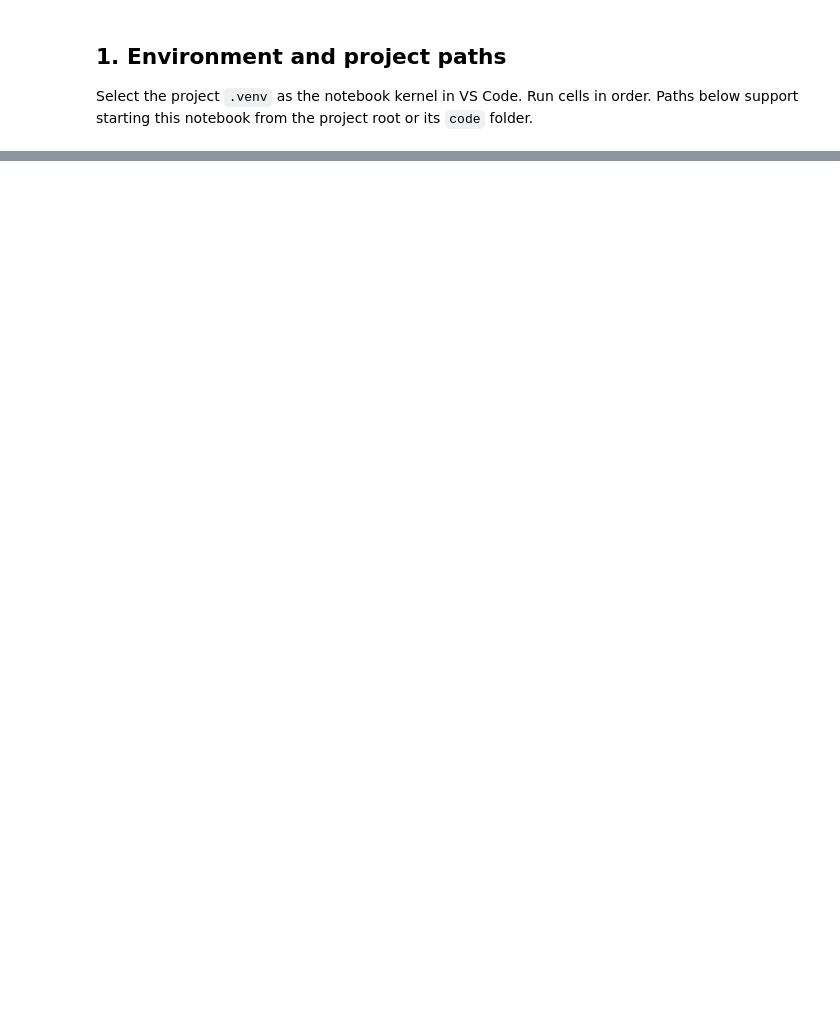
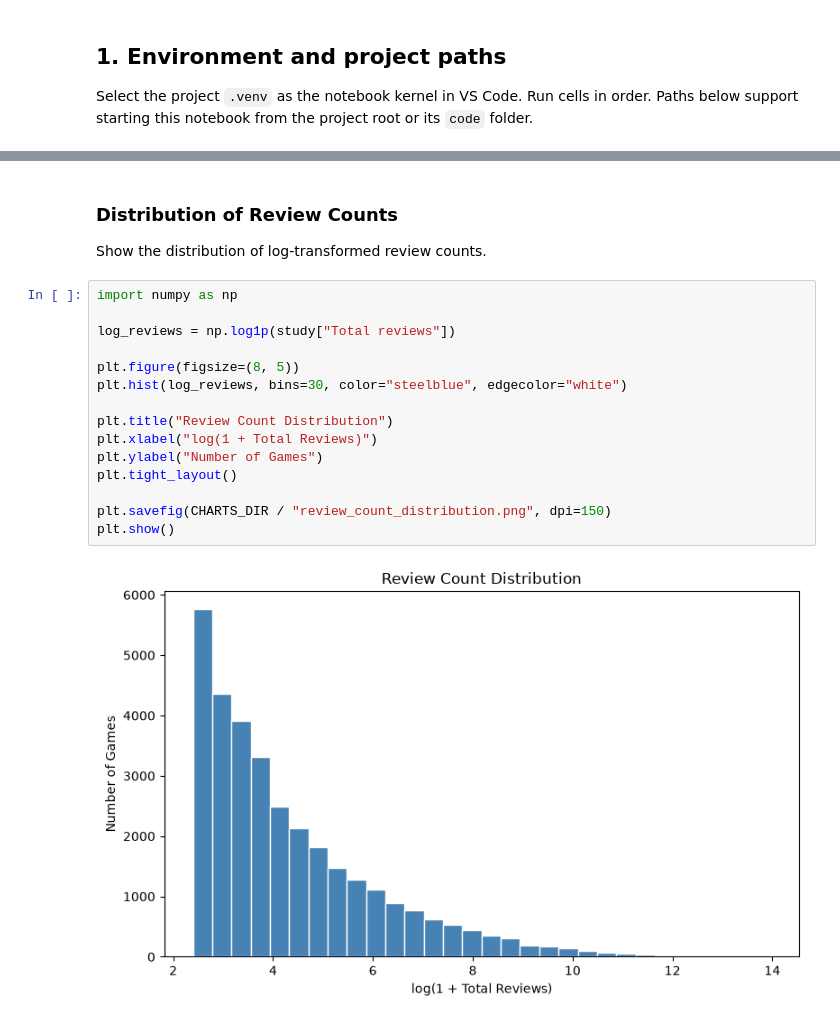
Before and after one commit to wuxunxun/steam-game-analysis, a Jupyter notebook: code/final_run.ipynb, the cells around one changed output, grey strips where cells are left out. Saved outputs shown, nothing was run; the diff lists cells and outputs as text; blank space fills up the shorter version.

```diff
--- a/code/final_run.ipynb
+++ b/code/final_run.ipynb
@@ -76,0 +496,21 @@ Produce at least three meaningful visualizations. Save chart exports in `resourc
+# %% [markdown]
+### Distribution of Review Counts
+
+Show the distribution of log-transformed review counts.
+# %%
+import numpy as np
+
+log_reviews = np.log1p(study["Total reviews"])
+
+plt.figure(figsize=(8, 5))
+plt.hist(log_reviews, bins=30, color="steelblue", edgecolor="white")
+
+plt.title("Review Count Distribution")
+plt.xlabel("log(1 + Total Reviews)")
+plt.ylabel("Number of Games")
+plt.tight_layout()
+
+plt.savefig(CHARTS_DIR / "review_count_distribution.png", dpi=150)
+plt.show()
+# %% [output]
+[figure, added]
```
Also changed, not shown: parts of 39 cells of this notebook, 4 other files.
